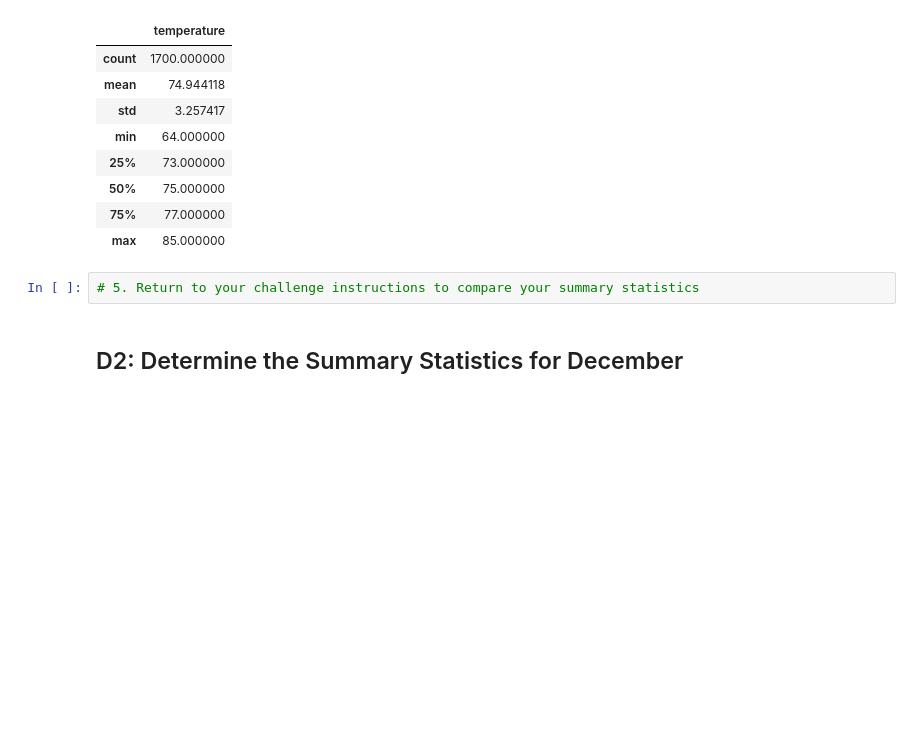
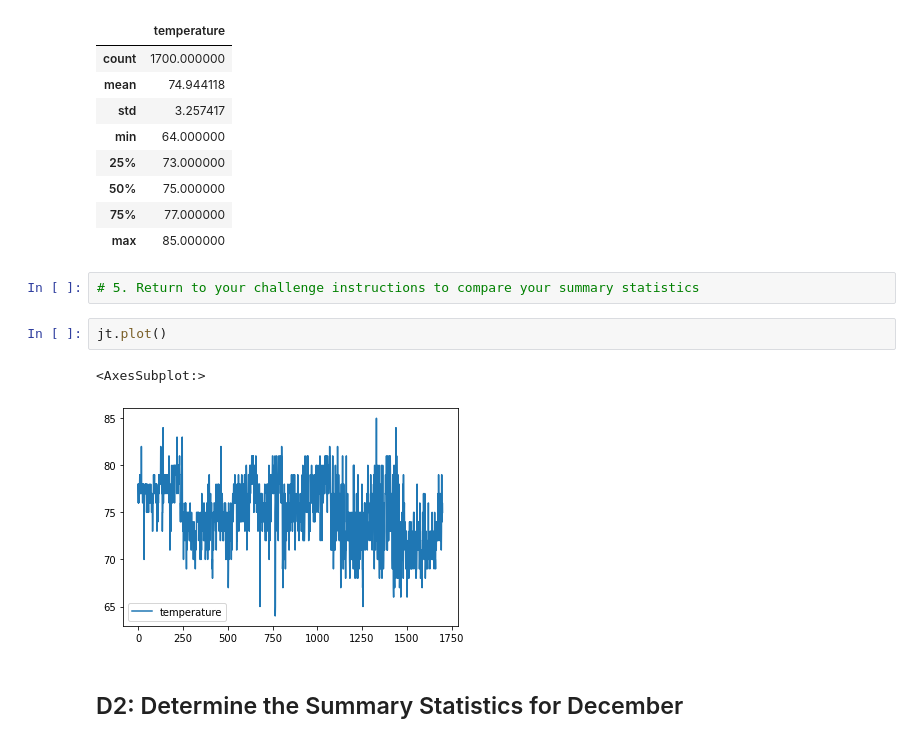
Before and after one commit to darren1192g/srufs_up, a Jupyter notebook: SurfsUp_Challenge.ipynb, the cells around one changed output. Drawn from its saved outputs; the diff is of its cells as text; blank space fills up the shorter version.

```diff
--- a/SurfsUp_Challenge.ipynb
+++ b/SurfsUp_Challenge.ipynb
@@ -100,6 +101,11 @@ jt.describe()
 | max | 85.000000 |
 # %%
 # 5. Return to your challenge instructions to compare your summary statistics
+# %%
+jt.plot()
+# %% [output]
+<AxesSubplot:>
+[figure, added]
 # %% [markdown]
 ## D2: Determine the Summary Statistics for December
 # %%
```
Also changed, not shown: parts of 2 cells of this notebook.
